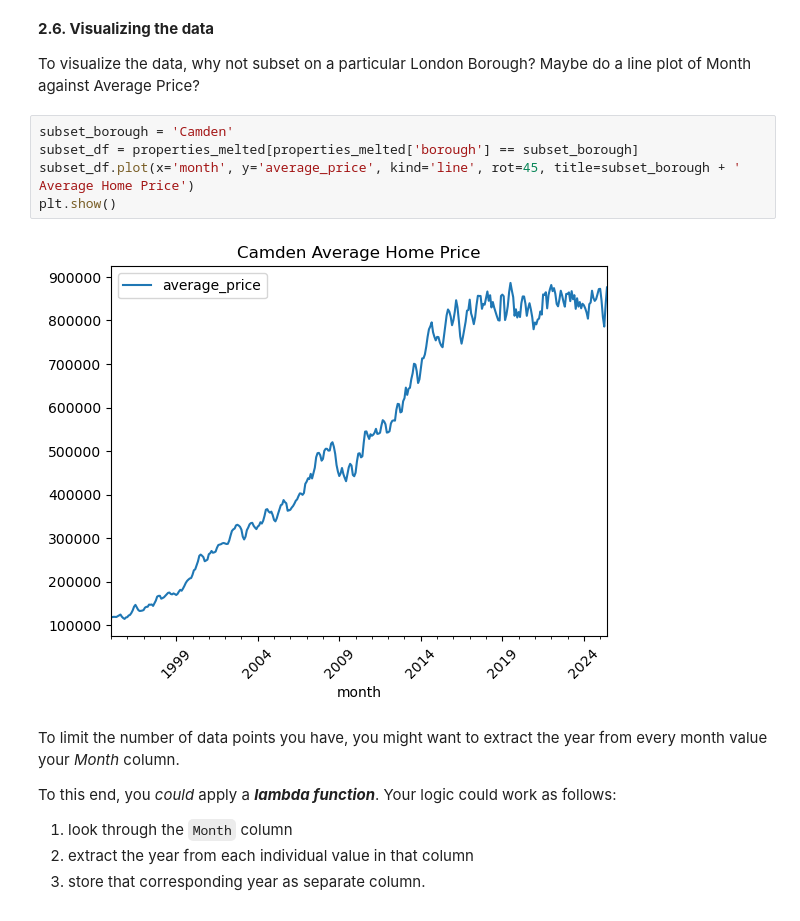
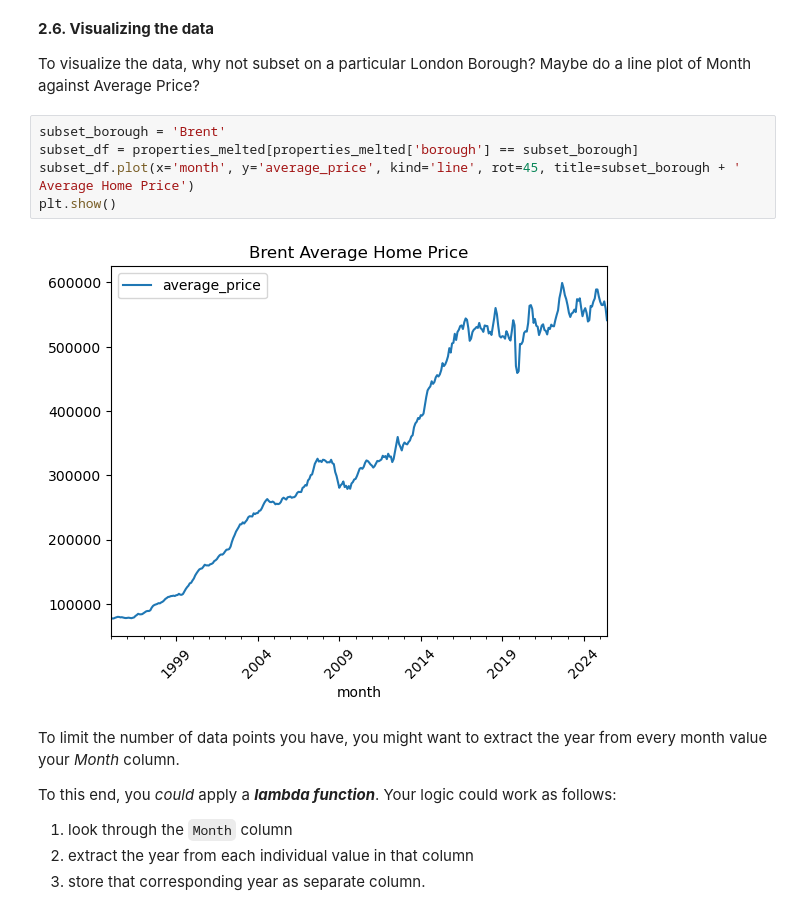
Before and after one commit to pascal-inboxes1b/springboard2, a Jupyter notebook: Unit 4 Challenge - Tier 3.ipynb, the cells around one changed output. Saved outputs shown, nothing was run; the diff lists cells and outputs as text.

Commit message:
tested with another borough reset author

```diff
--- a/Unit 4 Challenge - Tier 3.ipynb
+++ b/Unit 4 Challenge - Tier 3.ipynb
@@ -237,12 +239,12 @@ Check out the contents of the London Borough column, and if you find null values
 
 To visualize the data, why not subset on a particular London Borough? Maybe do a line plot of Month against Average Price?
 # %%
-subset_borough = 'Camden'
+subset_borough = 'Brent'
 subset_df = properties_melted[properties_melted['borough'] == subset_borough]
 subset_df.plot(x='month', y='average_price', kind='line', rot=45, title=subset_borough + ' Average Home Price')
 plt.show()
 # %% [output]
-[figure, old version]
+[figure, new version]
 # %% [markdown]
 To limit the number of data points you have, you might want to extract the year from every month value your *Month* column.
 
```
Also changed, not shown: parts of 1 cell of this notebook.
